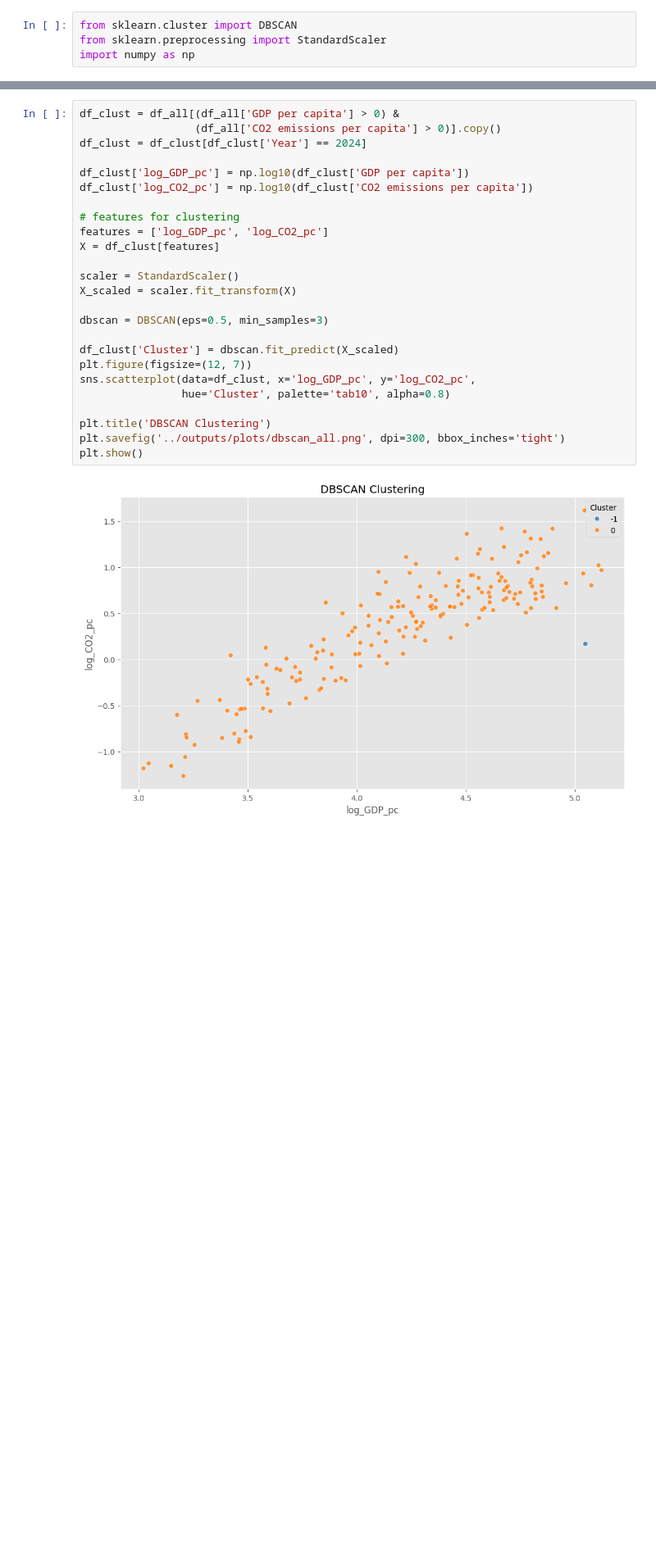
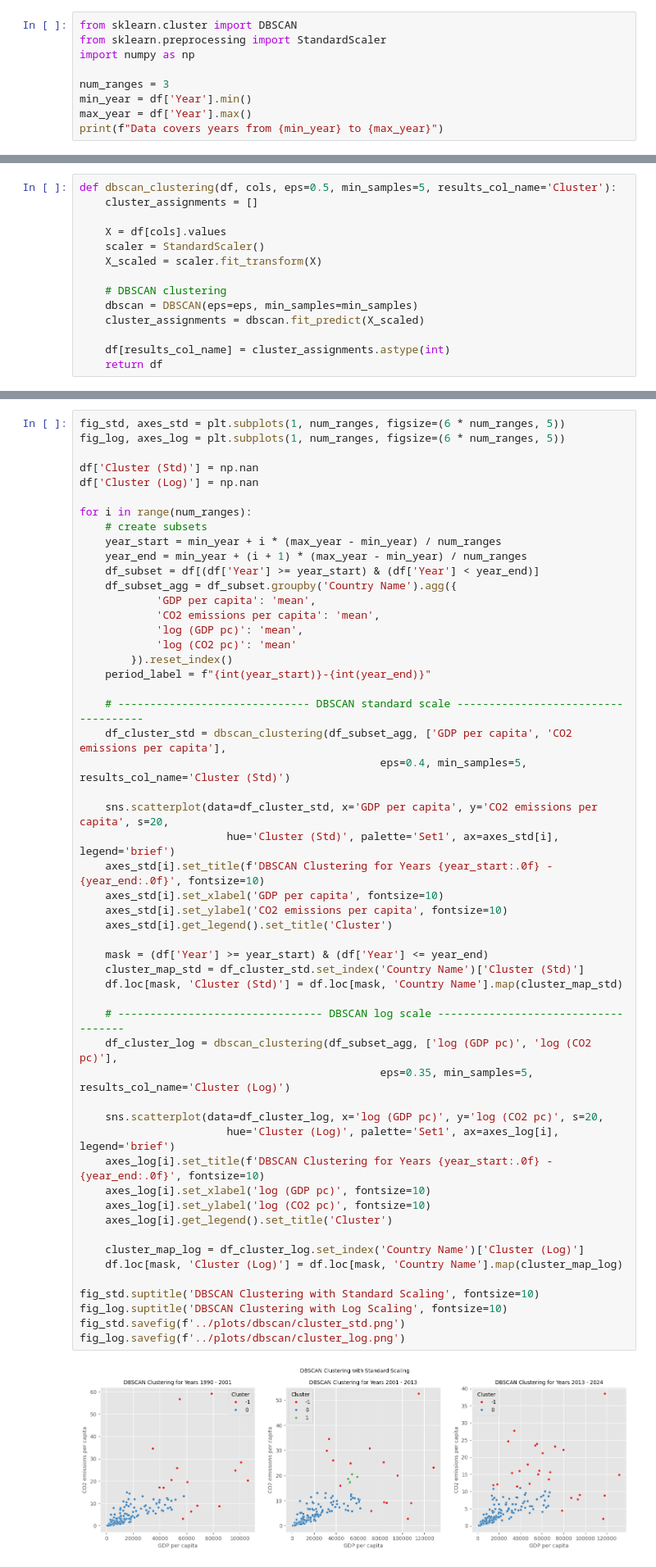
Before and after one commit to martinadep/co2_emissions_data_mining, a Jupyter notebook: notebooks/3_DBSCAN.ipynb, the cells around one changed output, grey strips where cells are left out. Shown at 82% size. Drawn from its saved outputs; the diff is of its cells as text; blank space fills up the shorter version.

Commit message:
dbscan

```diff
--- a/notebooks/3_DBSCAN.ipynb
+++ b/notebooks/3_DBSCAN.ipynb
@@ -54,3 +33,8 @@ All read correctly
 from sklearn.cluster import DBSCAN
 from sklearn.preprocessing import StandardScaler
 import numpy as np
+
+num_ranges = 3
+min_year = df['Year'].min()
+max_year = df['Year'].max()
+print(f"Data covers years from {min_year} to {max_year}")
@@ -56,0 +43,14 @@ import numpy as np
+# %%
+def dbscan_clustering(df, cols, eps=0.5, min_samples=5, results_col_name='Cluster'):
+    cluster_assignments = []
+
+    X = df[cols].values
+    scaler = StandardScaler()
+    X_scaled = scaler.fit_transform(X)
+
+    # DBSCAN clustering
+    dbscan = DBSCAN(eps=eps, min_samples=min_samples)
+    cluster_assignments = dbscan.fit_predict(X_scaled)
+
+    df[results_col_name] = cluster_assignments.astype(int)
+    return df
@@ -57,29 +127,57 @@ import numpy as np
 # %% [markdown]
 ### 1.1 All countries (2024)
 # %%
-df_clust = df_all[(df_all['GDP per capita'] > 0) &
-                  (df_all['CO2 emissions per capita'] > 0)].copy()
-df_clust = df_clust[df_clust['Year'] == 2024]
+fig_std, axes_std = plt.subplots(1, num_ranges, figsize=(6 * num_ranges, 5))
+fig_log, axes_log = plt.subplots(1, num_ranges, figsize=(6 * num_ranges, 5))
 
-df_clust['log_GDP_pc'] = np.log10(df_clust['GDP per capita'])
-df_clust['log_CO2_pc'] = np.log10(df_clust['CO2 emissions per capita'])
+df['Cluster (Std)'] = np.nan
+df['Cluster (Log)'] = np.nan
 
-# features for clustering
-features = ['log_GDP_pc', 'log_CO2_pc']
-X = df_clust[features]
+for i in range(num_ranges):
+    # create subsets
+    year_start = min_year + i * (max_year - min_year) / num_ranges
+    year_end = min_year + (i + 1) * (max_year - min_year) / num_ranges
+    df_subset = df[(df['Year'] >= year_start) & (df['Year'] < year_end)]
+    df_subset_agg = df_subset.groupby('Country Name').agg({
+            'GDP per capita': 'mean',
+            'CO2 emissions per capita': 'mean',
+            'log (GDP pc)': 'mean',
+            'log (CO2 pc)': 'mean'
+        }).reset_index()
+    period_label = f"{int(year_start)}-{int(year_end)}"
 
-scaler = StandardScaler()
-X_scaled = scaler.fit_transform(X)
+    # ------------------------------ DBSCAN standard scale ------------------------------------
+    df_cluster_std = dbscan_clustering(df_subset_agg, ['GDP per capita', 'CO2 emissions per capita'],
+                                               eps=0.4, min_samples=5, results_col_name='Cluster (Std)')
 
-dbscan = DBSCAN(eps=0.5, min_samples=3)
+    sns.scatterplot(data=df_cluster_std, x='GDP per capita', y='CO2 emissions per capita', s=20,
+                       hue='Cluster (Std)', palette='Set1', ax=axes_std[i], legend='brief')
+    axes_std[i].set_title(f'DBSCAN Clustering for Years {year_start:.0f} - {year_end:.0f}', fontsize=10)
+    axes_std[i].set_xlabel('GDP per capita', fontsize=10)
+    axes_std[i].set_ylabel('CO2 emissions per capita', fontsize=10)
+    axes_std[i].get_legend().set_title('Cluster')
 
-df_clust['Cluster'] = dbscan.fit_predict(X_scaled)
-plt.figure(figsize=(12, 7))
-sns.scatterplot(data=df_clust, x='log_GDP_pc', y='log_CO2_pc',
-                hue='Cluster', palette='tab10', alpha=0.8)
+    mask = (df['Year'] >= year_start) & (df['Year'] <= year_end)
+    cluster_map_std = df_cluster_std.set_index('Country Name')['Cluster (Std)']
+    df.loc[mask, 'Cluster (Std)'] = df.loc[mask, 'Country Name'].map(cluster_map_std)
 
-plt.title('DBSCAN Clustering')
-plt.savefig('../outputs/plots/dbscan_all.png', dpi=300, bbox_inches='tight')
-plt.show()
+    # -------------------------------- DBSCAN log scale ------------------------------------
+    df_cluster_log = dbscan_clustering(df_subset_agg, ['log (GDP pc)', 'log (CO2 pc)'],
+                                               eps=0.35, min_samples=5, results_col_name='Cluster (Log)')
+
+    sns.scatterplot(data=df_cluster_log, x='log (GDP pc)', y='log (CO2 pc)', s=20,
+                       hue='Cluster (Log)', palette='Set1', ax=axes_log[i], legend='brief')
+    axes_log[i].set_title(f'DBSCAN Clustering for Years {year_start:.0f} - {year_end:.0f}', fontsize=10)
+    axes_log[i].set_xlabel('log (GDP pc)', fontsize=10)
+    axes_log[i].set_ylabel('log (CO2 pc)', fontsize=10)
+    axes_log[i].get_legend().set_title('Cluster')
+
+    cluster_map_log = df_cluster_log.set_index('Country Name')['Cluster (Log)']
+    df.loc[mask, 'Cluster (Log)'] = df.loc[mask, 'Country Name'].map(cluster_map_log)
+
+fig_std.suptitle('DBSCAN Clustering with Standard Scaling', fontsize=10)
+fig_log.suptitle('DBSCAN Clustering with Log Scaling', fontsize=10)
+fig_std.savefig(f'../plots/dbscan/cluster_std.png')
+fig_log.savefig(f'../plots/dbscan/cluster_log.png')
 # %% [output]
-[figure, old version]
+[figure, new version]
```
Also changed, not shown: parts of 20 cells of this notebook, 9 other files.
